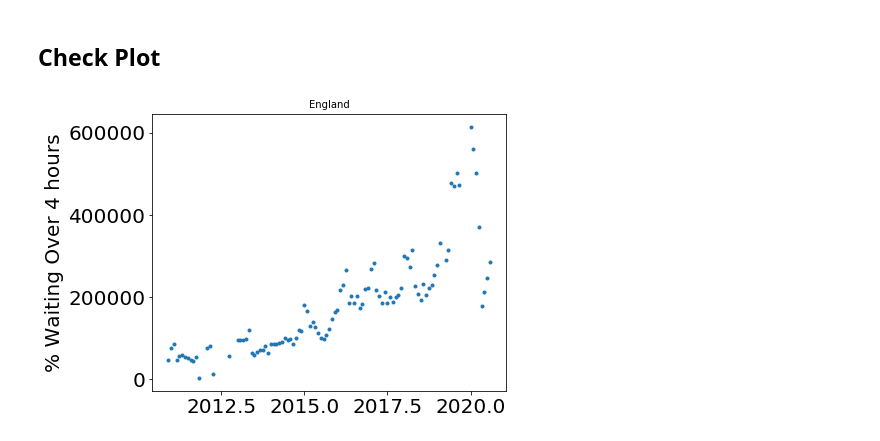
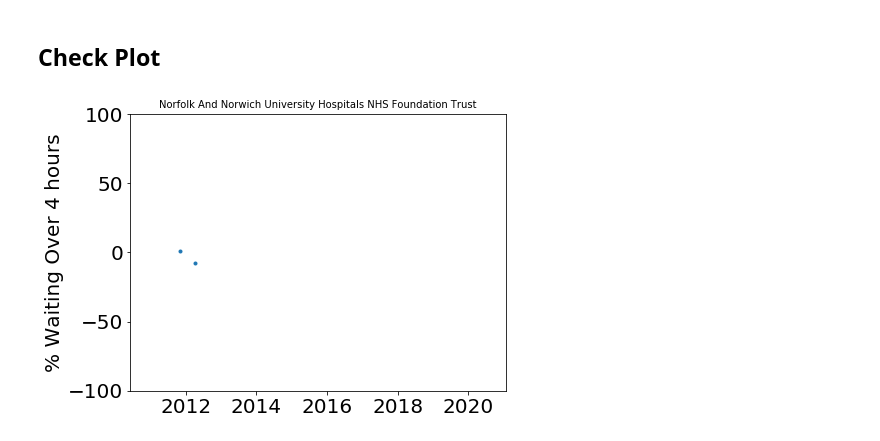
Before and after one commit to HowsMyNHS/NHSdata, a Jupyter notebook: NhsEngWaiting.ipynb, the cells around one changed output. Drawn from its saved outputs; the diff is of its cells as text; code cells hidden in the pictures.

```diff
--- a/NhsEngWaiting.ipynb
+++ b/NhsEngWaiting.ipynb
@@ -129,25 +150,4 @@ Found 252 data sets.
 # %%
-#print(data[0])
-
-############################################################################################
-########################## Get names and initiate data storage #############################
-############################################################################################
-
-resp = requests.get(data[0])
-# Store the data in a temporary file
-tempfile = open('tempfile.xls', 'wb')
-tempfile.write(resp.content)
-tempfile.close()
-sheet = pd.read_excel('tempfile.xls', sheet_name=0, skiprows=15, usecols="A,B,C,D,E,F,G,H,I,J,K,L,M,N")
-allNames = np.load("AllNames.npy", allow_pickle=True) #sheet['Name'].values
-
-attendences2 = np.zeros((len(allNames), len(data)),dtype=object)
-attendences2[:,:] = '-'
-over4hours = np.zeros((len(allNames), len(data)),dtype=object)
-over4hours[:,:] = '-'
-
-periods2 = np.zeros(len(data),dtype = object)
-
 ############################################################################################
 ############################### Add data for each data set #################################
 ############################################################################################
@@ -360,19 +360,19 @@ for i in range(len(final_attendence[:,0])):
 # %% [markdown]
 <h2> Check Plot</h2>
 # %%
-i = 0
+i = 13
 
 fig = plt.figure(figsize=(7,5))
 ax1 = fig.add_subplot(111)
 plt.title(allNames[i],size = 10)
 mask = (final_over4hours[i,:] != '-')
 waiting = final_over4hours[i,:][mask]
 ax1.plot(months[mask], waiting,'.', lw=3)
-#ax1.set_xlim([2010, 2020])
+ax1.set_ylim([-100, 100])
 ax1.set_ylabel("% Waiting Over 4 hours")
 plt.tight_layout()
 plt.show()
 # %% [output]
-[figure, old version]
+[figure, new version]
 # %%
 np.save("NHSwaiting.npy", [allNames, final_periods, final_attendence, final_over4hours])
```
Also changed, not shown: parts of 9 cells of this notebook, 2 other files.
